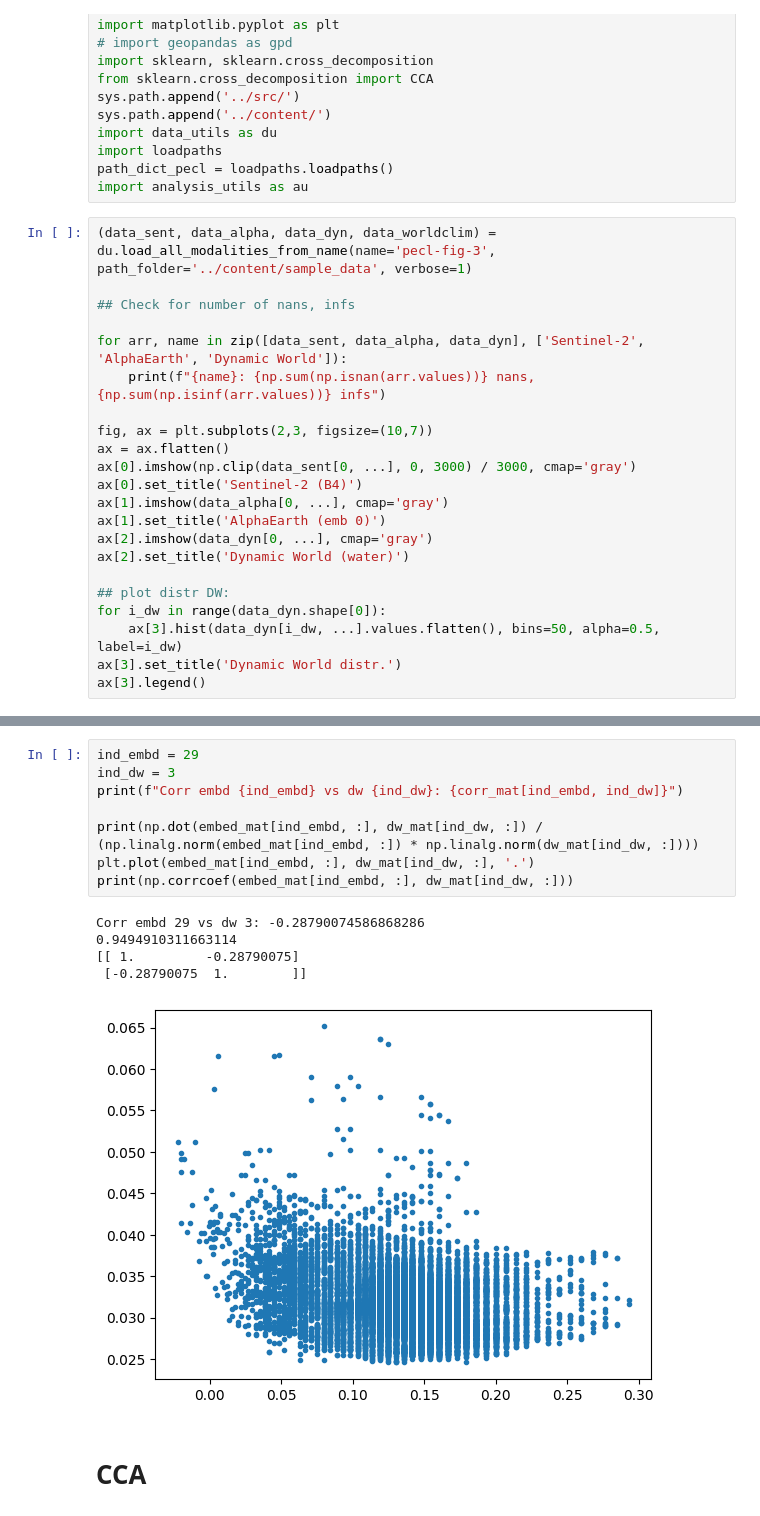
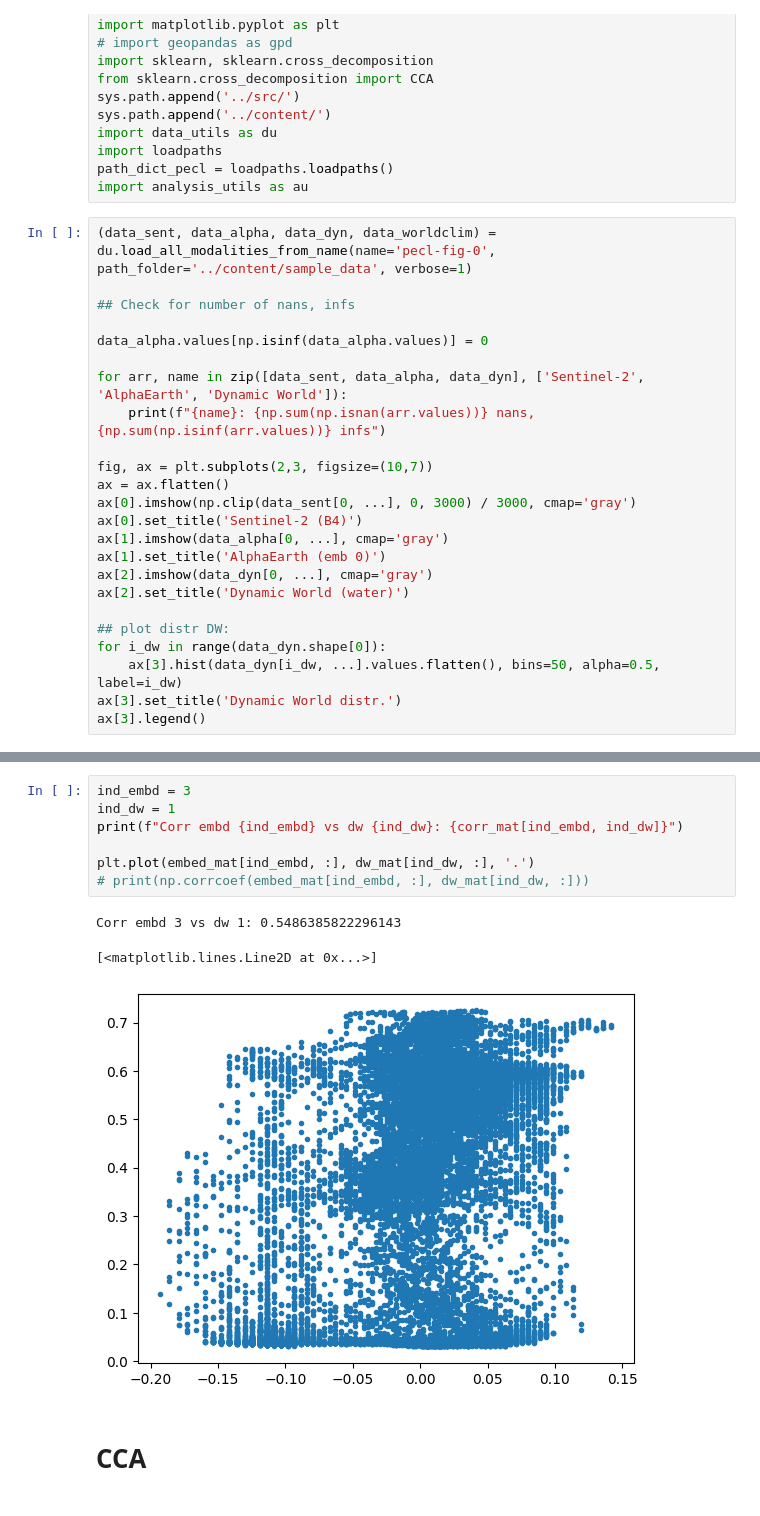
Before and after one commit to vdplasthijs/NeurEO, a Jupyter notebook: notebooks/CCA.ipynb, the cells around one changed output, grey strips where cells are left out. Drawn from its saved outputs; the diff is of its cells as text.

```diff
--- a/notebooks/CCA.ipynb
+++ b/notebooks/CCA.ipynb
@@ -16,9 +19,11 @@ import loadpaths
 path_dict_pecl = loadpaths.loadpaths()
 import analysis_utils as au
 # %%
-(data_sent, data_alpha, data_dyn, data_worldclim) = du.load_all_modalities_from_name(name='pecl-fig-3', path_folder='../content/sample_data', verbose=1)
+(data_sent, data_alpha, data_dyn, data_worldclim) = du.load_all_modalities_from_name(name='pecl-fig-0', path_folder='../content/sample_data', verbose=1)
 
 ## Check for number of nans, infs
+
+data_alpha.values[np.isinf(data_alpha.values)] = 0
 
 for arr, name in zip([data_sent, data_alpha, data_dyn], ['Sentinel-2', 'AlphaEarth', 'Dynamic World']):
     print(f"{name}: {np.sum(np.isnan(arr.values))} nans, {np.sum(np.isinf(arr.values))} infs")
@@ -71,17 +73,14 @@ array([0.49612114, 0.4999725 , 0.5014051 , 0.51883596, 0.5589825 ,
 # %%
-ind_embd = 29
-ind_dw = 3
+ind_embd = 3
+ind_dw = 1
 print(f"Corr embd {ind_embd} vs dw {ind_dw}: {corr_mat[ind_embd, ind_dw]}")
 
-print(np.dot(embed_mat[ind_embd, :], dw_mat[ind_dw, :]) / (np.linalg.norm(embed_mat[ind_embd, :]) * np.linalg.norm(dw_mat[ind_dw, :])))
 plt.plot(embed_mat[ind_embd, :], dw_mat[ind_dw, :], '.')
-print(np.corrcoef(embed_mat[ind_embd, :], dw_mat[ind_dw, :]))
+# print(np.corrcoef(embed_mat[ind_embd, :], dw_mat[ind_dw, :]))
 # %% [output]
-Corr embd 29 vs dw 3: -0.28790074586868286
-0.9494910311663114
-[[ 1.         -0.28790075]
- [-0.28790075  1.        ]]
+Corr embd 3 vs dw 1: 0.5486385822296143
+[<matplotlib.lines.Line2D at 0x...>]
-[figure, old version]
+[figure, new version]
 # %% [markdown]
 # CCA
 # %%
```
Also changed, not shown: parts of 26 cells of this notebook, 14 other files.
